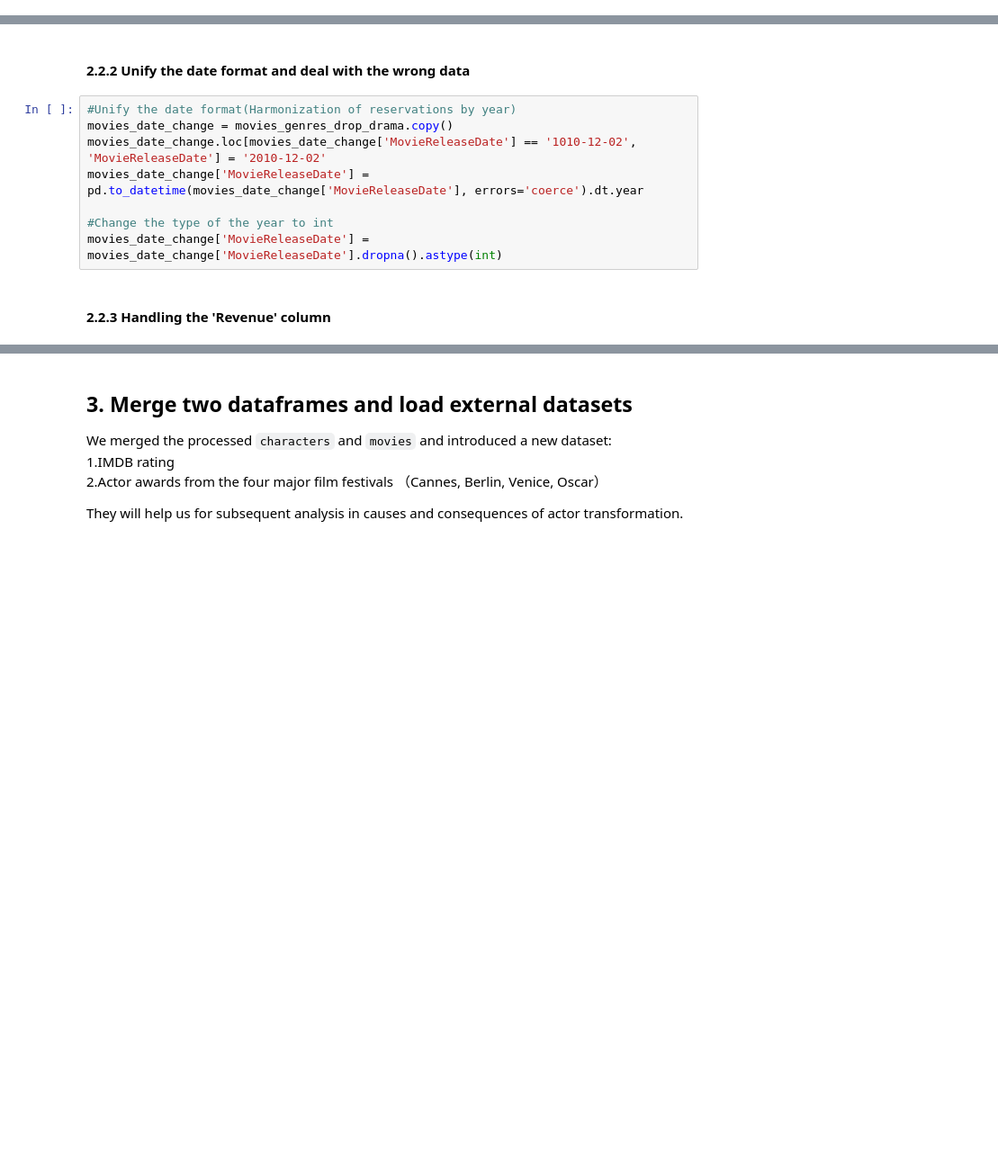
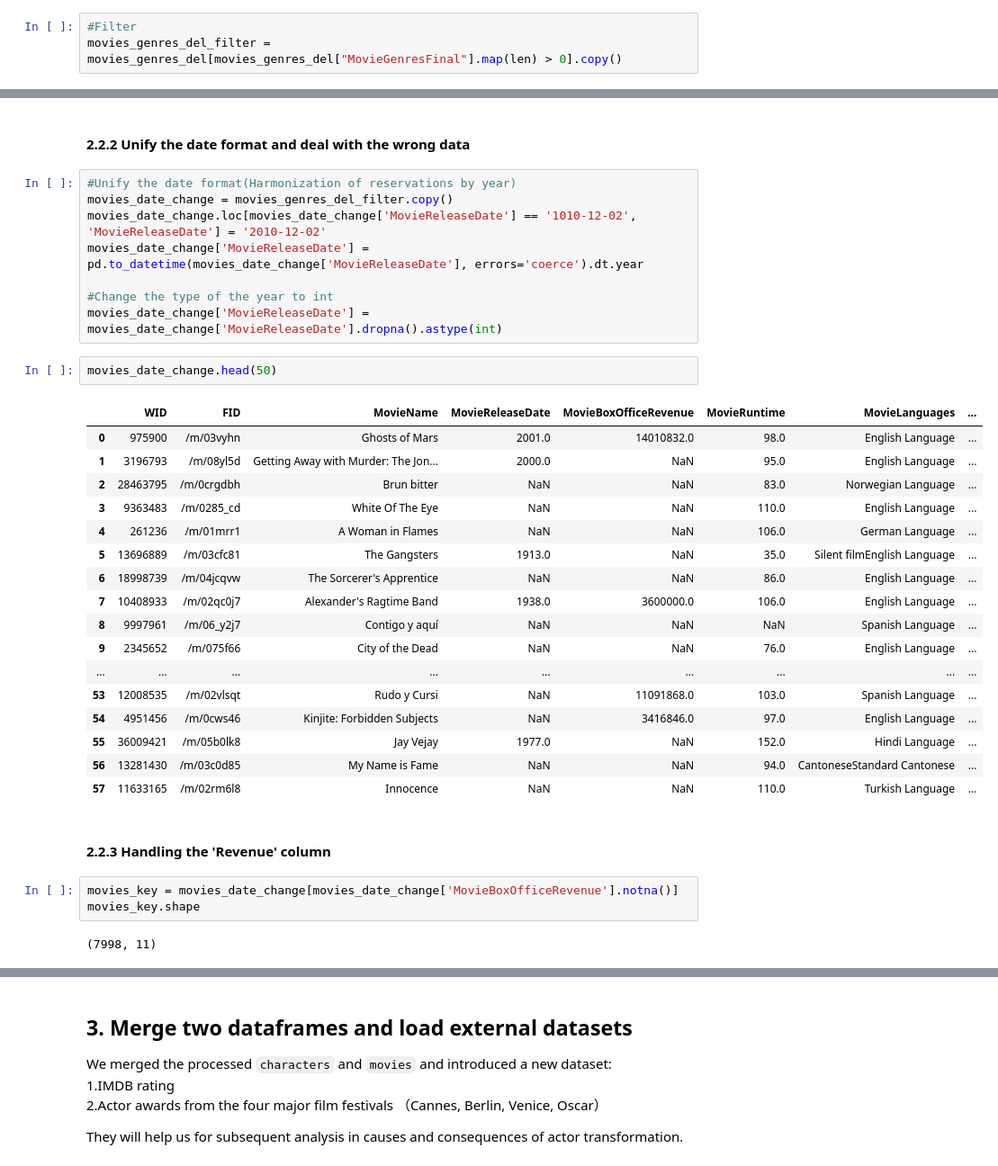
Before and after one commit to epfl-ada/ada-2023-project-datateahouse, a Jupyter notebook: Data Prerocessing.ipynb, the cells around one changed output, grey strips where cells are left out. Shown at 90% size. Cells and saved outputs as stored; diff of their text form; blank space fills up the shorter version.

```diff
--- a/Data Prerocessing.ipynb
+++ b/Data Prerocessing.ipynb
@@ -346,0 +375,3 @@ movies_genres_drop_drama["MovieGenresFilterDrama"] = movie_genres_drama_del
+# %%
+#Filter
+movies_genres_del_filter = movies_genres_del[movies_genres_del["MovieGenresFinal"].map(len) > 0].copy()
@@ -348,11 +401,36 @@ movies_genres_drop_drama["MovieGenresFilterDrama"] = movie_genres_drama_del
 #### 2.2.2 Unify the date format and deal with the wrong data
 # %%
 #Unify the date format(Harmonization of reservations by year)
-movies_date_change = movies_genres_drop_drama.copy()
+movies_date_change = movies_genres_del_filter.copy()
 movies_date_change.loc[movies_date_change['MovieReleaseDate'] == '1010-12-02', 'MovieReleaseDate'] = '2010-12-02'
 movies_date_change['MovieReleaseDate'] = pd.to_datetime(movies_date_change['MovieReleaseDate'], errors='coerce').dt.year
 
 #Change the type of the year to int
 movies_date_change['MovieReleaseDate'] = movies_date_change['MovieReleaseDate'].dropna().astype(int)
+# %%
+movies_date_change.head(50)
+# %% [output]
+|  | WID | FID | MovieName | MovieReleaseDate | MovieBoxOfficeRevenue | MovieRuntime | MovieLanguages | ... |
+| 0 | 975900 | /m/03vyhn | Ghosts of Mars | 2001.0 | 14010832.0 | 98.0 | English Language | ... |
+| 1 | 3196793 | /m/08yl5d | Getting Away with Murder: The Jon... | 2000.0 | NaN | 95.0 | English Language | ... |
+| 2 | 28463795 | /m/0crgdbh | Brun bitter | NaN | NaN | 83.0 | Norwegian Language | ... |
+| 3 | 9363483 | /m/0285_cd | White Of The Eye | NaN | NaN | 110.0 | English Language | ... |
+| 4 | 261236 | /m/01mrr1 | A Woman in Flames | NaN | NaN | 106.0 | German Language | ... |
+| 5 | 13696889 | /m/03cfc81 | The Gangsters | 1913.0 | NaN | 35.0 | Silent filmEnglish Language | ... |
+| 6 | 18998739 | /m/04jcqvw | The Sorcerer's Apprentice | NaN | NaN | 86.0 | English Language | ... |
+| 7 | 10408933 | /m/02qc0j7 | Alexander's Ragtime Band | 1938.0 | 3600000.0 | 106.0 | English Language | ... |
+| 8 | 9997961 | /m/06_y2j7 | Contigo y aquí | NaN | NaN | NaN | Spanish Language | ... |
+| 9 | 2345652 | /m/075f66 | City of the Dead | NaN | NaN | 76.0 | English Language | ... |
+| ... | ... | ... | ... | ... | ... | ... | ... | ... |
+| 53 | 12008535 | /m/02vlsqt | Rudo y Cursi | NaN | 11091868.0 | 103.0 | Spanish Language | ... |
+| 54 | 4951456 | /m/0cws46 | Kinjite: Forbidden Subjects | NaN | 3416846.0 | 97.0 | English Language | ... |
+| 55 | 36009421 | /m/05b0lk8 | Jay Vejay | 1977.0 | NaN | 152.0 | Hindi Language | ... |
+| 56 | 13281430 | /m/03c0d85 | My Name is Fame | NaN | NaN | 94.0 | CantoneseStandard Cantonese | ... |
+| 57 | 11633165 | /m/02rm6l8 | Innocence | NaN | NaN | 110.0 | Turkish Language | ... |
 # %% [markdown]
 #### 2.2.3 Handling the 'Revenue' column
+# %%
+movies_key = movies_date_change[movies_date_change['MovieBoxOfficeRevenue'].notna()]
+movies_key.shape
+# %% [output]
+(7998, 11)
```
Also changed, not shown: parts of 47 cells of this notebook, 5 other files.
